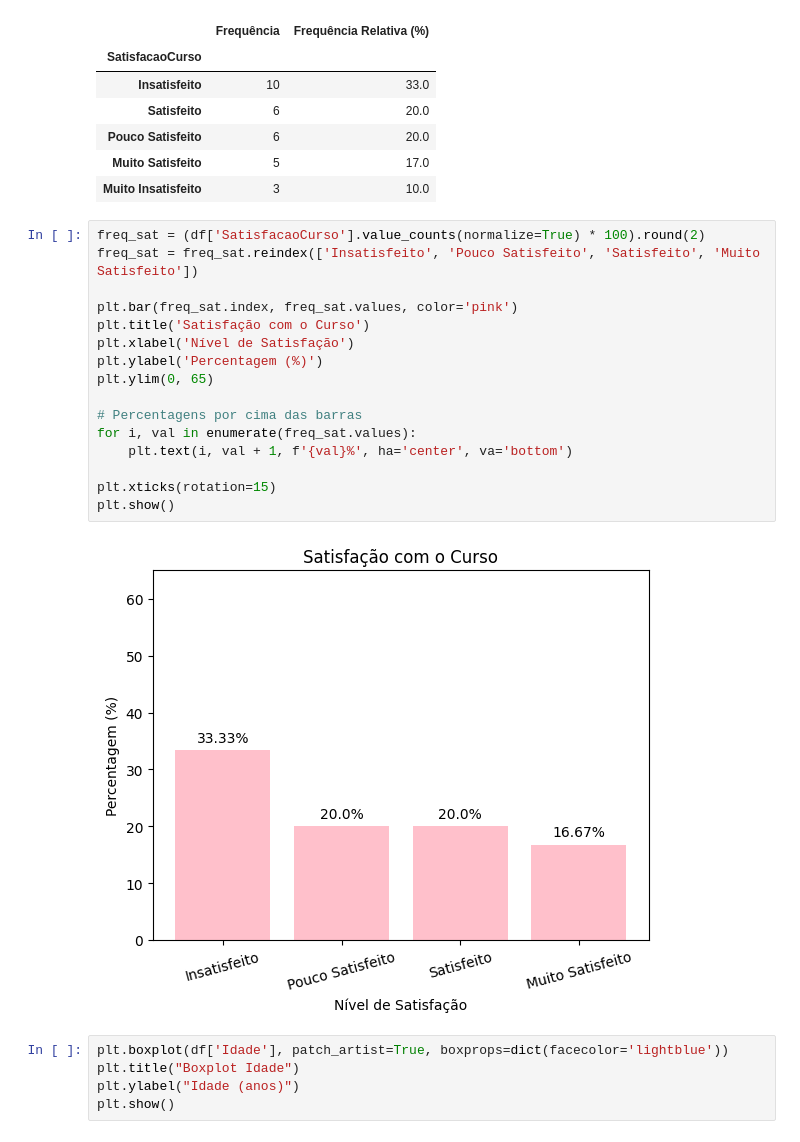
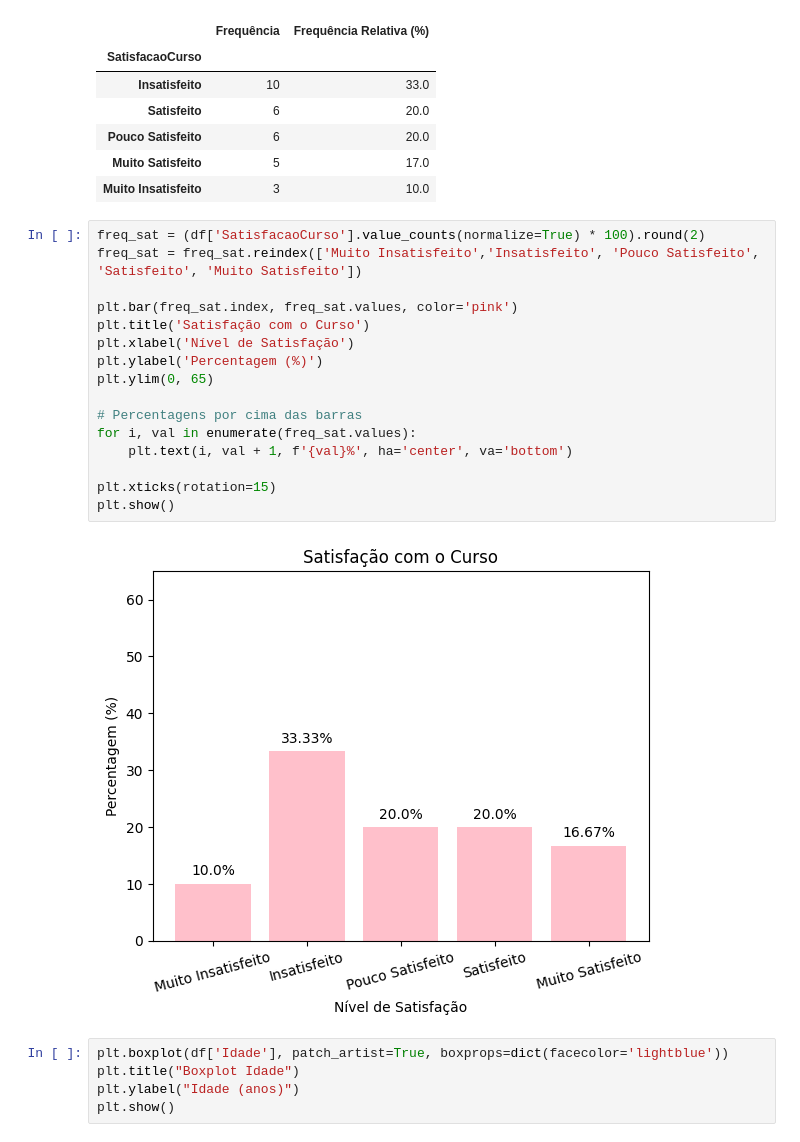
Before and after one commit to RuiRodrigues-lab/DataScienceFE, a Jupyter notebook: CP3.ipynb, the cells around one changed output. Saved outputs shown, nothing was run; the diff lists cells and outputs as text.

```diff
--- a/CP3.ipynb
+++ b/CP3.ipynb
@@ -210,22 +210,22 @@ tabelaSatisfacaoCurso
 | Muito Insatisfeito | 3 | 10.0 |
 # %%
 freq_sat = (df['SatisfacaoCurso'].value_counts(normalize=True) * 100).round(2)
-freq_sat = freq_sat.reindex(['Insatisfeito', 'Pouco Satisfeito', 'Satisfeito', 'Muito Satisfeito'])
+freq_sat = freq_sat.reindex(['Muito Insatisfeito','Insatisfeito', 'Pouco Satisfeito', 'Satisfeito', 'Muito Satisfeito'])
 
 plt.bar(freq_sat.index, freq_sat.values, color='pink')
 plt.title('Satisfação com o Curso')
 plt.xlabel('Nível de Satisfação')
 plt.ylabel('Percentagem (%)')
 plt.ylim(0, 65)
 
 # Percentagens por cima das barras
 for i, val in enumerate(freq_sat.values):
     plt.text(i, val + 1, f'{val}%', ha='center', va='bottom')
 
 plt.xticks(rotation=15)
 plt.show()
 # %% [output]
-[figure, old version]
+[figure, new version]
 # %%
 plt.boxplot(df['Idade'], patch_artist=True, boxprops=dict(facecolor='lightblue'))
 plt.title("Boxplot Idade")
```
Also changed, not shown: parts of 1 cell of this notebook.
